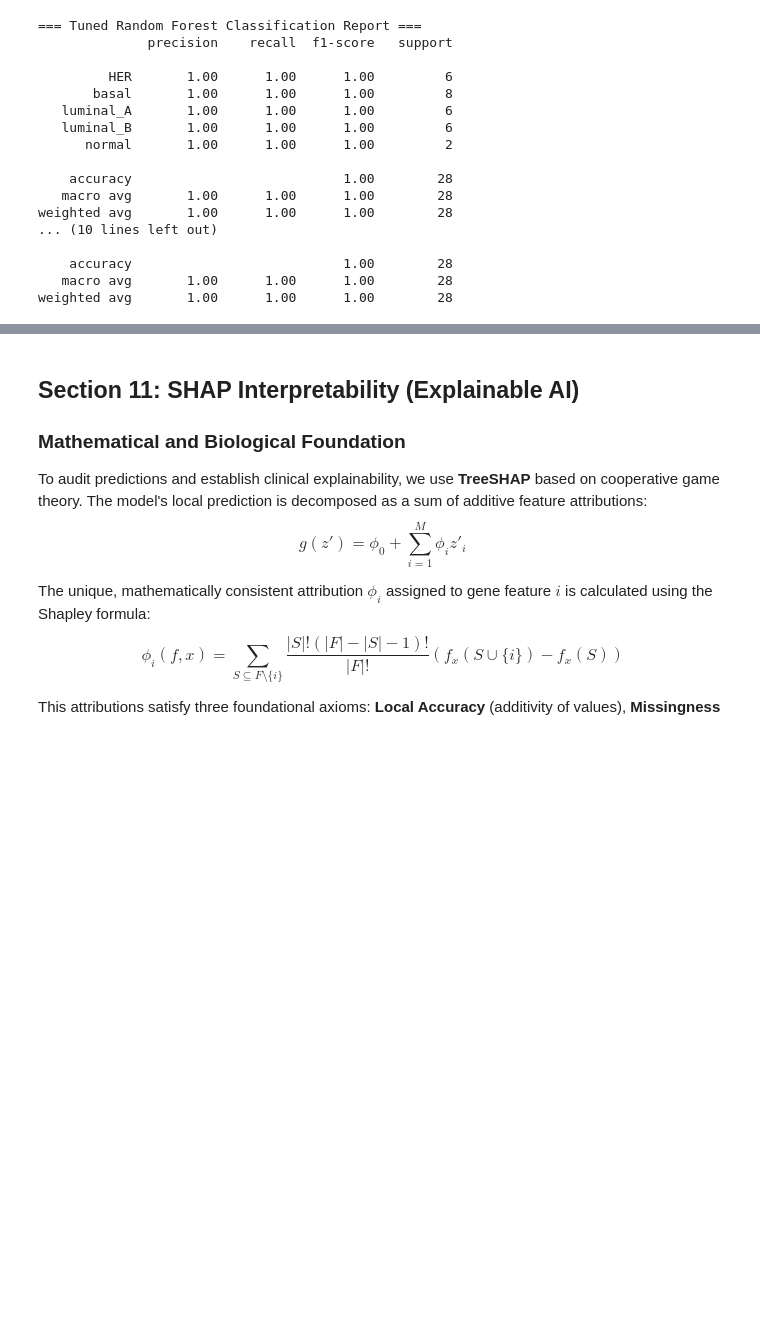
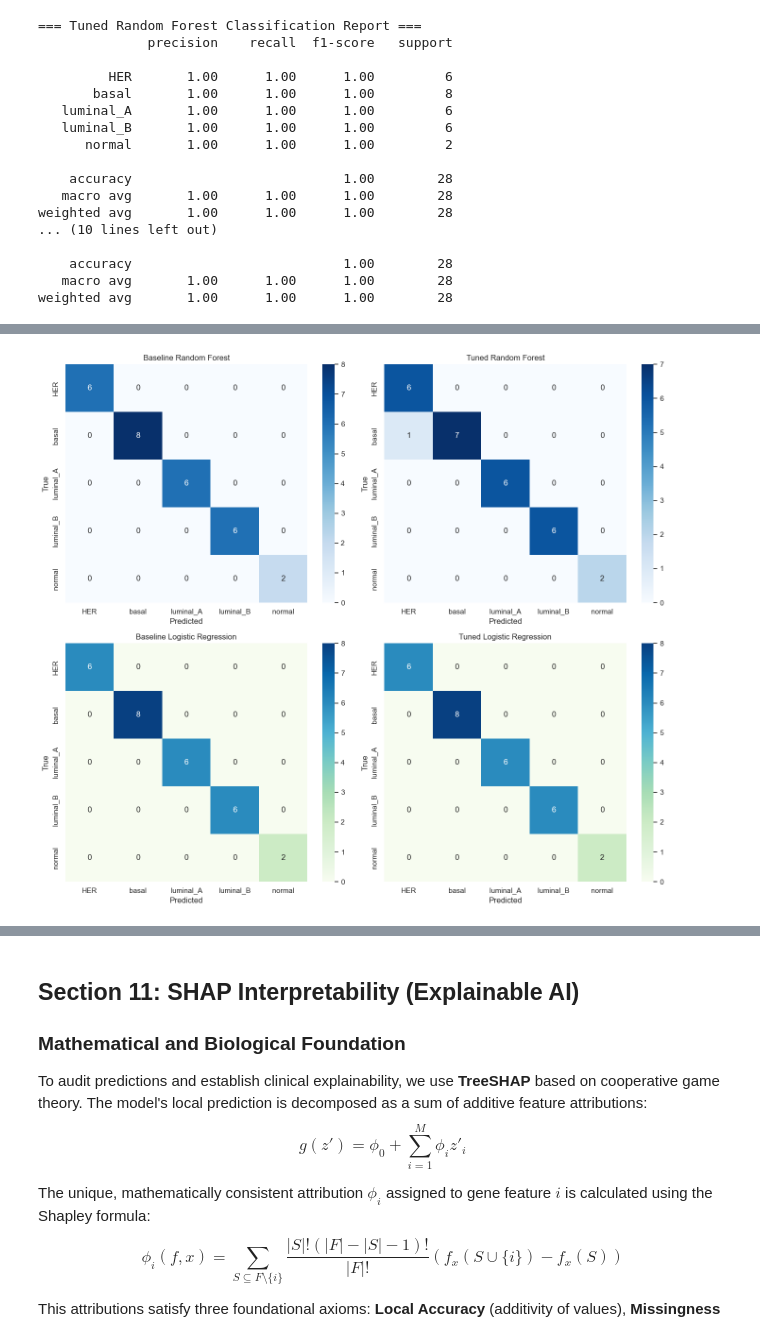
Before and after one commit to shubhamkjha369/OncoResolve-Breast-Cancer-Transcriptomics, a Jupyter notebook: Breast-Cancer-Transcriptomics-ML-Pipeline/notebooks/Breast_cancer_subtype_Transcriptomics_Pipeline.ipynb, the cells around one changed output, grey strips where cells are left out. Saved outputs shown, nothing was run; the diff lists cells and outputs as text; code cells hidden in the pictures; blank space fills up the shorter version.

```diff
--- a/Breast-Cancer-Transcriptomics-ML-Pipeline/notebooks/Breast_cancer_subtype_Transcriptomics_Pipeline.ipynb
+++ b/Breast-Cancer-Transcriptomics-ML-Pipeline/notebooks/Breast_cancer_subtype_Transcriptomics_Pipeline.ipynb
@@ -2260,0 +2391,88 @@ Collectively, these results indicate that the selected transcriptomic biomarkers
+# %%
+# ── 10.4 Confusion Matrix Heatmaps (Before vs After Tuning) ──
+
+# Baseline predictions
+rf_base.fit(X_train_c, y_train)
+lr_base.fit(X_train_c, y_train)
+
+y_pred_rf_base = rf_base.predict(X_test_c)
+y_pred_lr_base = lr_base.predict(X_test_c)
+
+fig, axes = plt.subplots(2, 2, figsize=(14, 12))
+
+# -----------------------------
+# Baseline Random Forest
+# -----------------------------
+cm = confusion_matrix(y_test, y_pred_rf_base)
+cm_df = pd.DataFrame(cm, index=class_names, columns=class_names)
+
+sns.heatmap(
+    cm_df,
+    annot=True,
+    fmt="d",
+    cmap="Blues",
+    ax=axes[0, 0]
+)
+
+axes[0, 0].set_title("Baseline Random Forest")
+axes[0, 0].set_xlabel("Predicted")
+axes[0, 0].set_ylabel("True")
+
+# -----------------------------
+# Tuned Random Forest
+# -----------------------------
+cm = confusion_matrix(y_test, y_pred_rf)
+cm_df = pd.DataFrame(cm, index=class_names, columns=class_names)
+
+sns.heatmap(
+    cm_df,
+    annot=True,
+    fmt="d",
+    cmap="Blues",
+    ax=axes[0, 1]
+)
+
+axes[0, 1].set_title("Tuned Random Forest")
+axes[0, 1].set_xlabel("Predicted")
+axes[0, 1].set_ylabel("True")
+
+# -----------------------------
+# Baseline Logistic Regression
+# -----------------------------
+cm = confusion_matrix(y_test, y_pred_lr_base)
+cm_df = pd.DataFrame(cm, index=class_names, columns=class_names)
+
+sns.heatmap(
+    cm_df,
+    annot=True,
+    fmt="d",
+    cmap="GnBu",
+    ax=axes[1, 0]
+)
+
+axes[1, 0].set_title("Baseline Logistic Regression")
+axes[1, 0].set_xlabel("Predicted")
+axes[1, 0].set_ylabel("True")
+
+# -----------------------------
+# Tuned Logistic Regression
+# -----------------------------
+cm = confusion_matrix(y_test, y_pred_lr)
+cm_df = pd.DataFrame(cm, index=class_names, columns=class_names)
+
+sns.heatmap(
+    cm_df,
+    annot=True,
+    fmt="d",
+    cmap="GnBu",
+    ax=axes[1, 1]
+)
+
+axes[1, 1].set_title("Tuned Logistic Regression")
+axes[1, 1].set_xlabel("Predicted")
+axes[1, 1].set_ylabel("True")
+
+plt.tight_layout()
+plt.show()
+# %% [output]
+[figure, added]
```
Also changed, not shown: parts of 46 cells of this notebook, 30 other files.
